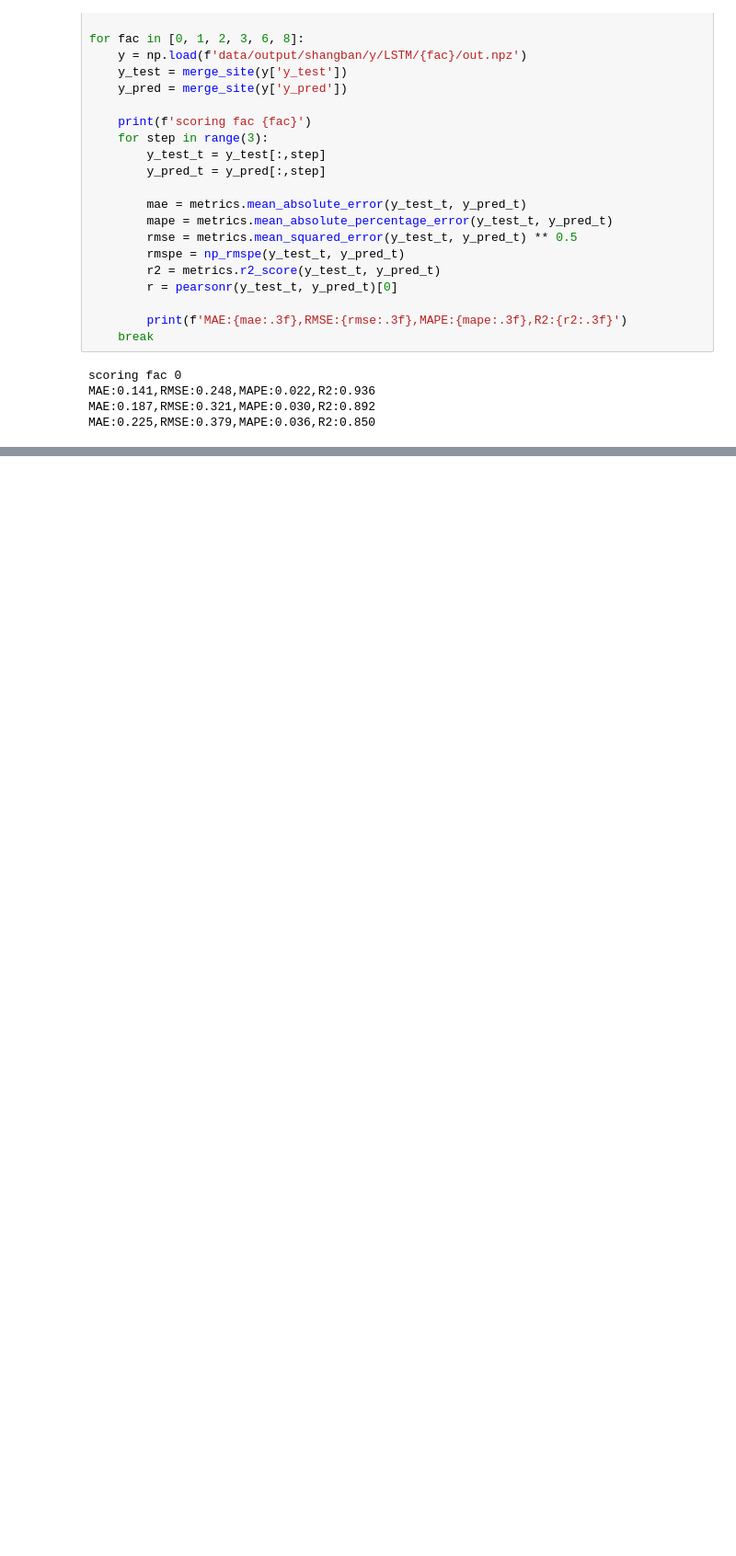
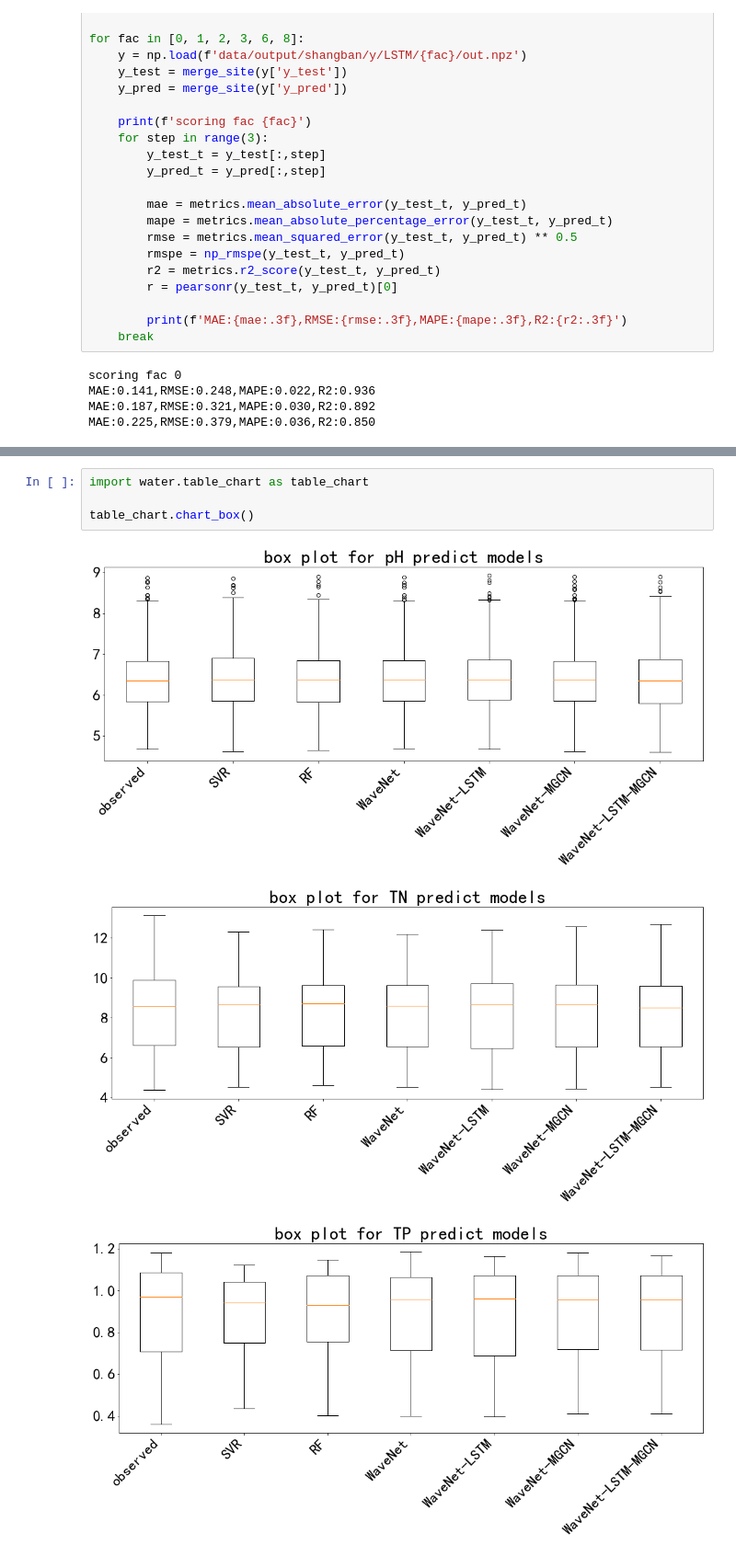
Before and after one commit to LeonardYoung/Graph-WaveNet, a Jupyter notebook: work.ipynb, the cells around one changed output, grey strips where cells are left out. Shown at 92% size. Cells and saved outputs as stored; diff of their text form; blank space fills up the shorter version.

```diff
--- a/work.ipynb
+++ b/work.ipynb
@@ -207,0 +109,8 @@ water_sklearn.run('BagSVR',bag_svr)
+# %%
+import water.table_chart as table_chart
+
+table_chart.chart_box()
+# %% [output]
+[figure, added]
+[figure, added]
+[figure, added]
```
Also changed, not shown: parts of 9 cells of this notebook, 2 other files.
